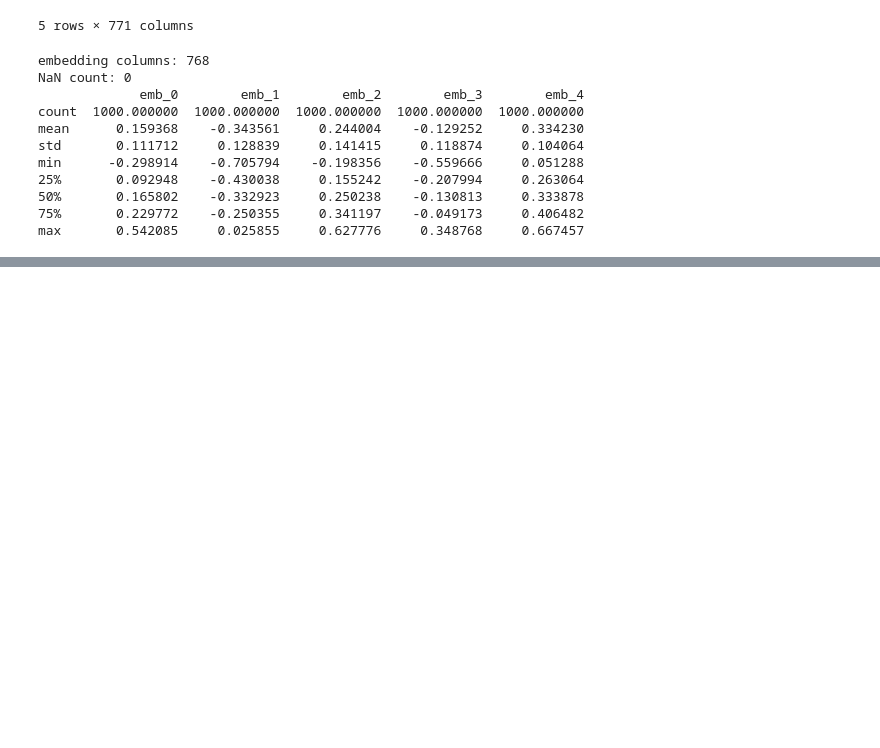
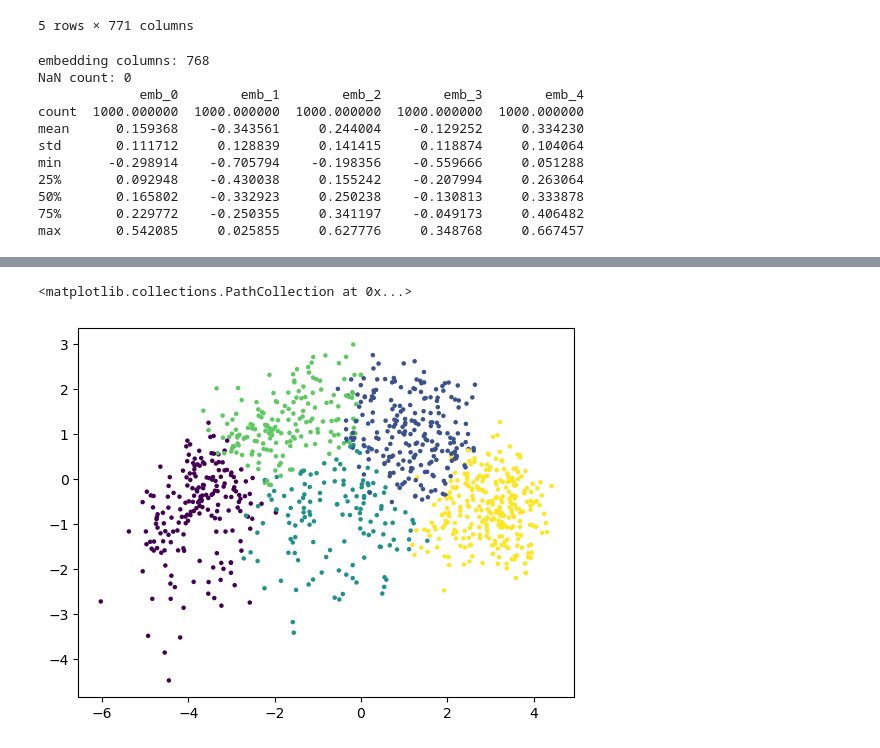
Before and after one commit to Ailin0103/Sequence-Optimization-with-CodonBERT, a Jupyter notebook: notebooks/SRR_load_sequences.ipynb, the cells around one changed output, grey strips where cells are left out. Saved outputs shown, nothing was run; the diff lists cells and outputs as text; code cells hidden in the pictures; blank space fills up the shorter version.

```diff
--- a/notebooks/SRR_load_sequences.ipynb
+++ b/notebooks/SRR_load_sequences.ipynb
@@ -173,0 +194,15 @@ Intel MKL WARNING: Support of Intel(R) Streaming SIMD Extensions 4.2 (Intel(R) S
+# %%
+from sklearn.cluster import KMeans
+
+kmeans = KMeans(n_clusters=5)
+labels = kmeans.fit_predict(X)
+
+plt.scatter(
+    X_pca[:,0],
+    X_pca[:,1],
+    c=labels,
+    s=5
+)
+# %% [output]
+<matplotlib.collections.PathCollection at 0x...>
+[figure, added]
```
Also changed, not shown: parts of 11 cells of this notebook, 5 other files.
